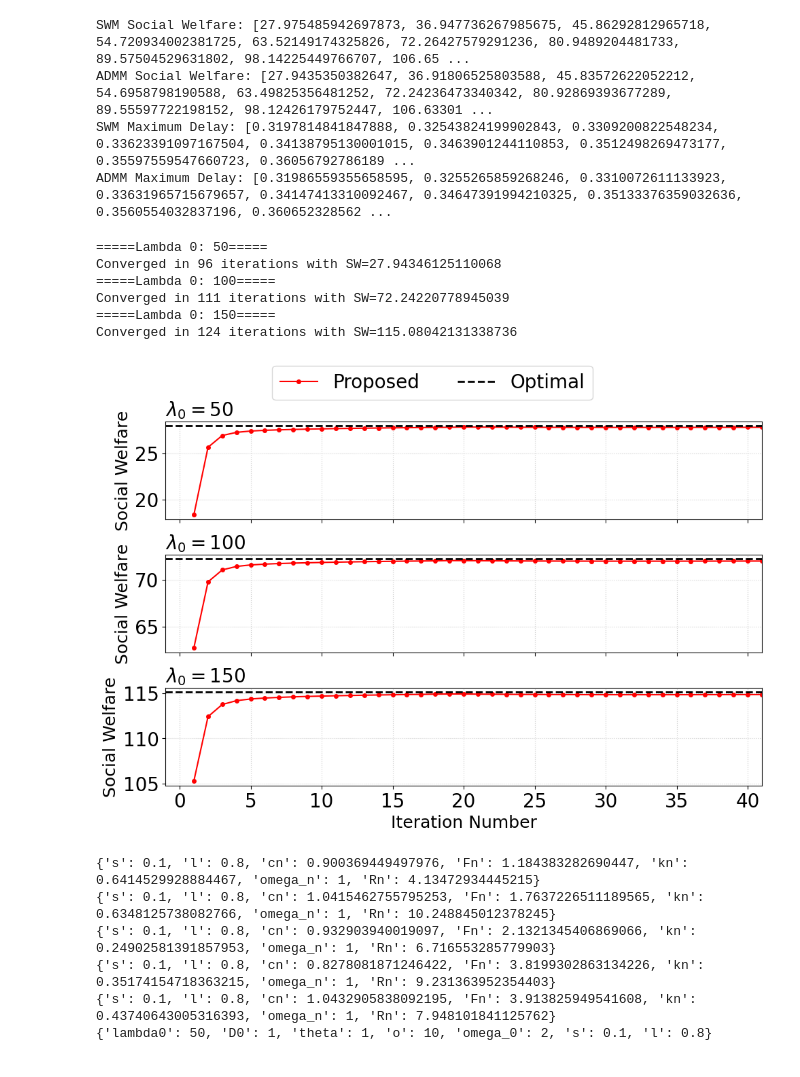
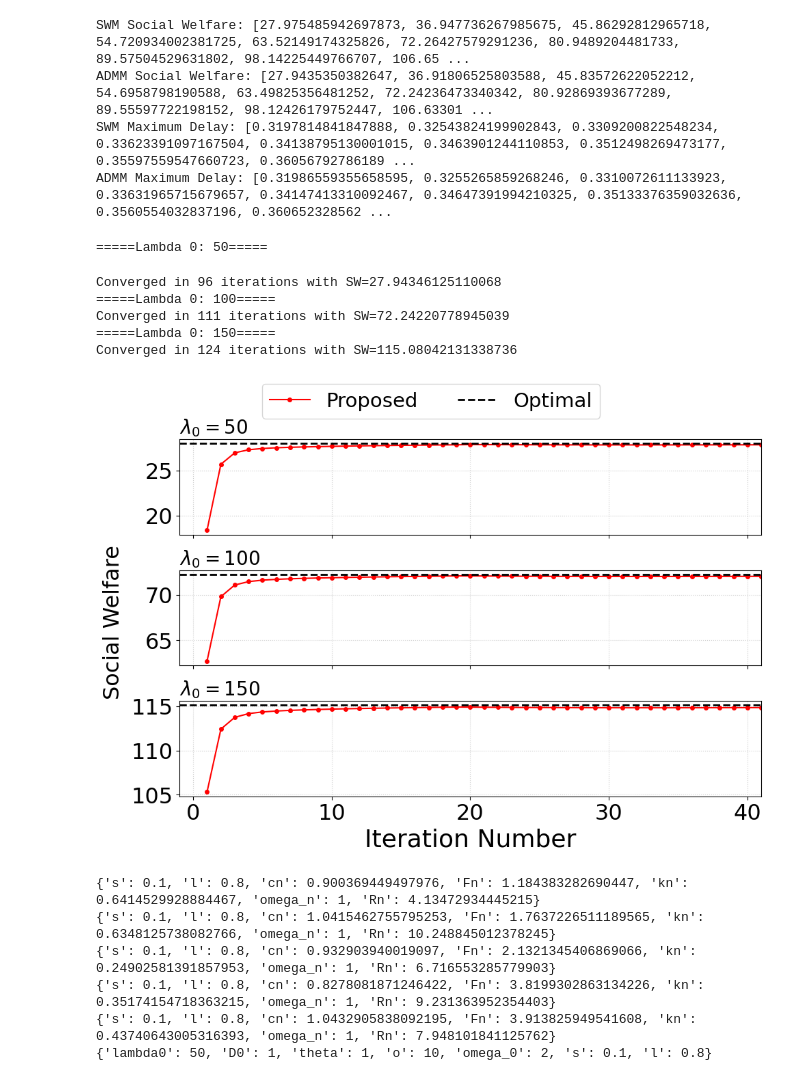
Before and after one commit to Barytes/NBS_project, a Jupyter notebook: plot.ipynb, the cells around one changed output. Saved outputs shown, nothing was run; the diff lists cells and outputs as text; code cells hidden in the pictures.

```diff
--- a/plot.ipynb
+++ b/plot.ipynb
@@ -131,19 +125,33 @@ ADMM Baseline: SW=115.08190968608292, Dmax=0.36948244575929196
 baselines = ['Uniform', 'Proportional', 'Non-Cooperative', 'Contract', 'Proposed']
 color_map = {
     'Proposed': 'red',
-    'Contract': "#52c952",
+    'Contract': "#126012",
     'Non-Cooperative': "#1271b5",
-    'Proportional': '#fdb863',
-    'Uniform': "#b2abd2"
+    'Proportional': 'purple',
+    'Uniform': "black",
 }
-plt.rc('axes', labelsize=20)         # 坐标轴标签字体
-plt.rc('xtick', labelsize=17)        # x 轴刻度
-plt.rc('ytick', labelsize=17)        # y 轴刻度
+marker_map = {
+    'Proposed': 'o',
+    'Contract': 's',
+    'Non-Cooperative': '^',
+    'Proportional': 'D',
+    'Uniform': 'x'
+}
+linestyle_map = {
+    'Proposed': '-',
+    'Contract': '--',
+    'Non-Cooperative': '-',
+    'Proportional': ':',
+    'Uniform': '-.'
+}
+plt.rc('axes', labelsize=22)         # 坐标轴标签字体
+plt.rc('xtick', labelsize=20)        # x 轴刻度
+plt.rc('ytick', labelsize=20)        # y 轴刻度
 plt.rc('legend', fontsize=16)        # 图例
 
 plt.figure(figsize=(10, 6)) # 设置图的大小
 for i, data in enumerate(sw):
-    plt.plot(lambda0, data, marker='o', label=f'{baselines[i]}',color=color_map[baselines[i]])
+    plt.plot(lambda0, data, marker=marker_map[baselines[i]],markersize=9.5,linestyle=linestyle_map[baselines[i]], label=f'{baselines[i]}',color=color_map[baselines[i]])
 
 # plt.title('Social Welfare vs. $\lambda_0$')
 plt.xlabel('Task Arrival Rate $\lambda_0$')
@@ -155,7 +163,7 @@ plt.show()
 
 plt.figure(figsize=(10, 6)) # 设置图的大小
 for i, data in enumerate(Dm):
-    plt.plot(lambda0, data, marker='o', label=f'{baselines[i]}',color=color_map[baselines[i]])
+    plt.plot(lambda0, data, marker=marker_map[baselines[i]],markersize=9.5,linestyle=linestyle_map[baselines[i]], label=f'{baselines[i]}',color=color_map[baselines[i]])
 
 # plt.title('Delay vs. $\lambda_0$')
 plt.xlabel('Task Arrival Rate $\lambda_0$')
@@ -262,21 +270,21 @@ for i_l0,l0 in enumerate(lamb0):
     print(f"Converged in {t} iterations with SW={sw_history[i_l0][-1]}")
 # %% [output]
 =====Lambda 0: 50=====
-Converged in 96 iterations with SW=27.94346125110068
-=====Lambda 0: 100=====
-Converged in 111 iterations with SW=72.24220778945039
-=====Lambda 0: 150=====
-Converged in 124 iterations with SW=115.08042131338736
+Converged in 96 iterations with SW=27.94346125110068
+=====Lambda 0: 100=====
+Converged in 111 iterations with SW=72.24220778945039
+=====Lambda 0: 150=====
+Converged in 124 iterations with SW=115.08042131338736
 # %%
 # 【修改一】为两种曲线类型定义固定的颜色和样式
 style_admm = {'color': 'red', 'marker': '.', 'linestyle': '-', 'markersize': 8}
 style_optimal = {'color': 'black', 'linestyle': '--', 'linewidth': 2}
 
 # 设置全局字体大小
-plt.rc('axes', labelsize=18)         # 坐标轴标签字体
-plt.rc('xtick', labelsize=20)        # x 轴刻度
-plt.rc('ytick', labelsize=20)        # y 轴刻度
-plt.rc('legend', fontsize=20)        # 图例
+plt.rc('axes', labelsize=26)         # 坐标轴标签字体
+plt.rc('xtick', labelsize=23)        # x 轴刻度
+plt.rc('ytick', labelsize=23)        # y 轴刻度
+plt.rc('legend', fontsize=21)        # 图例
 plt.rc('figure', titlesize=20)
 
 # ===================================================================
@@ -301,36 +309,37 @@ for i in range(len(lamb0)):
             label='Proposed', # 标签简化，不再需要lambda值
             **style_admm) # **style_admm 解包字典作为参数
 
     # 使用统一定义的颜色和样式来绘制最优值水平线
     ax.axhline(y=current_opt_val,
                label='Optimal',
                **style_optimal)
 
     # --- 4. 美化每个子图 ---
     ax.set_title(f'$\lambda_0 = {lambda_val}$', loc='left', fontsize=20)
-    ax.set_ylabel('Social Welfare')
+    # ax.set_ylabel('Social Welfare')
     ax.grid(True, linestyle=':', alpha=0.6)
     # 【修改二】不再为每个子图生成单独的图例
     # ax.legend() # <-- 移除这一行
     ax.set_xlim(-1, 41)
 
 # ===================================================================
 # 【核心修改】创建并放置共享图例
 # ===================================================================
 # 5. 从第一个子图中获取句柄和标签，用于创建总图例
 handles, labels = axes[0].get_legend_handles_labels()
 # 将图例放置在整个图表的顶部中央
 # ncol=2 表示图例分为两列显示
 # bbox_to_anchor 微调位置，(0.5, 1.0)是顶部正中, 1.02让它稍微再高一点
 fig.legend(handles, labels, loc='upper center', bbox_to_anchor=(0.5, 1.02), ncol=2)
-
+# 【核心修改二】为整个图窗(figure)添加一个居中的Y轴总标签
+fig.supylabel('Social Welfare', fontsize=23)
 # --- 6. 美化整个图表 ---
 plt.xlabel('Iteration Number')
 # 调整布局，为顶部的总图例留出空间
 plt.tight_layout(rect=[0, 0, 1, 0.95])
 plt.show()
 # %% [output]
-[figure, old version]
+[figure, new version]
 # %%
 # Experiment 2: Comparison of NBS and Non-Cooperative
 CONFIG2_PATH = os.path.join(PROJECT_PATH, "configs", "test2.json")
```
Also changed, not shown: parts of 9 cells of this notebook, 7 other files.
